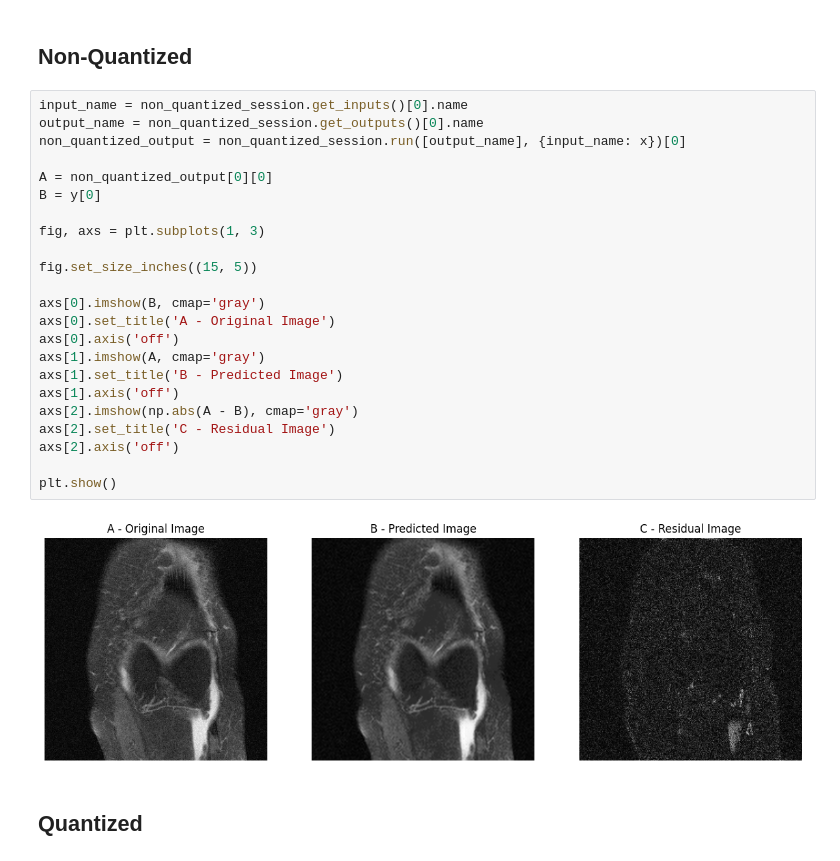
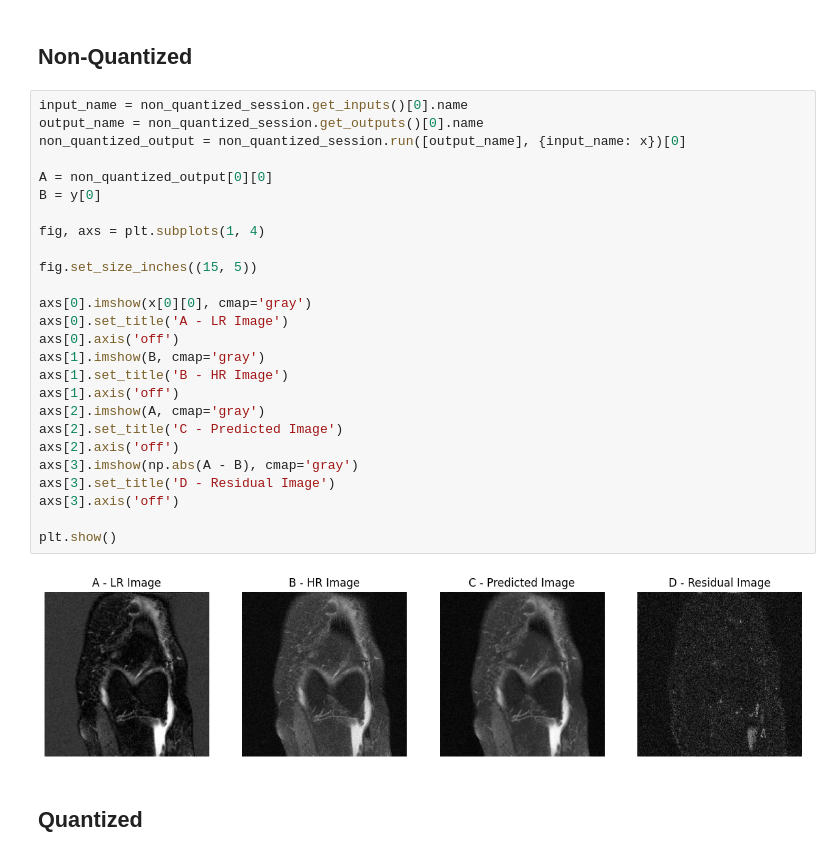
Before and after one commit to KAPTIOS-RESEARCH/SR-FastMRI, a Jupyter notebook: test.ipynb, the cells around one changed output. Cells and saved outputs as stored; diff of their text form.

```diff
--- a/test.ipynb
+++ b/test.ipynb
@@ -22,28 +22,31 @@ x = np.expand_dims(x, axis=0)
 # %%
 input_name = non_quantized_session.get_inputs()[0].name
 output_name = non_quantized_session.get_outputs()[0].name
 non_quantized_output = non_quantized_session.run([output_name], {input_name: x})[0]
 
 A = non_quantized_output[0][0]
 B = y[0]
 
-fig, axs = plt.subplots(1, 3)
+fig, axs = plt.subplots(1, 4)
 
 fig.set_size_inches((15, 5))
 
-axs[0].imshow(B, cmap='gray')
-axs[0].set_title('A - Original Image')
+axs[0].imshow(x[0][0], cmap='gray')
+axs[0].set_title('A - LR Image')
 axs[0].axis('off')
-axs[1].imshow(A, cmap='gray')
-axs[1].set_title('B - Predicted Image')
+axs[1].imshow(B, cmap='gray')
+axs[1].set_title('B - HR Image')
 axs[1].axis('off')
-axs[2].imshow(np.abs(A - B), cmap='gray')
-axs[2].set_title('C - Residual Image')
+axs[2].imshow(A, cmap='gray')
+axs[2].set_title('C - Predicted Image')
 axs[2].axis('off')
+axs[3].imshow(np.abs(A - B), cmap='gray')
+axs[3].set_title('D - Residual Image')
+axs[3].axis('off')
 
 plt.show()
 # %% [output]
-[figure, old version]
+[figure, new version]
 # %% [markdown]
 ## Quantized
 # %%
```
Also changed, not shown: 4 other files.
